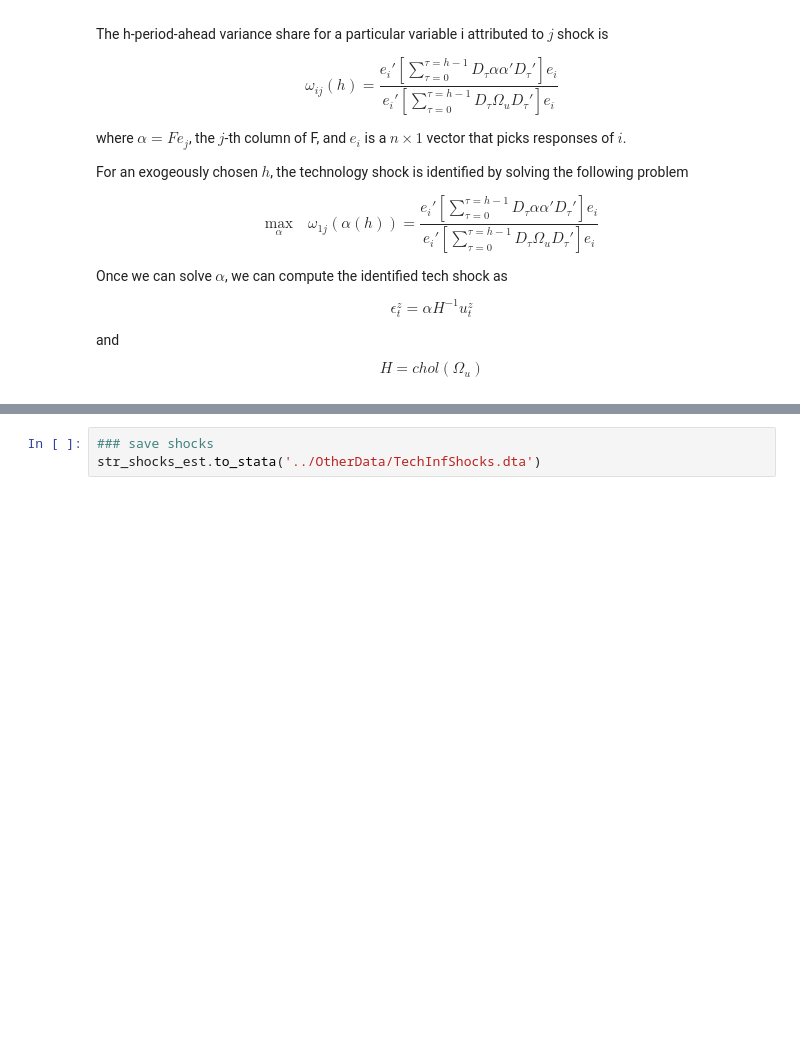
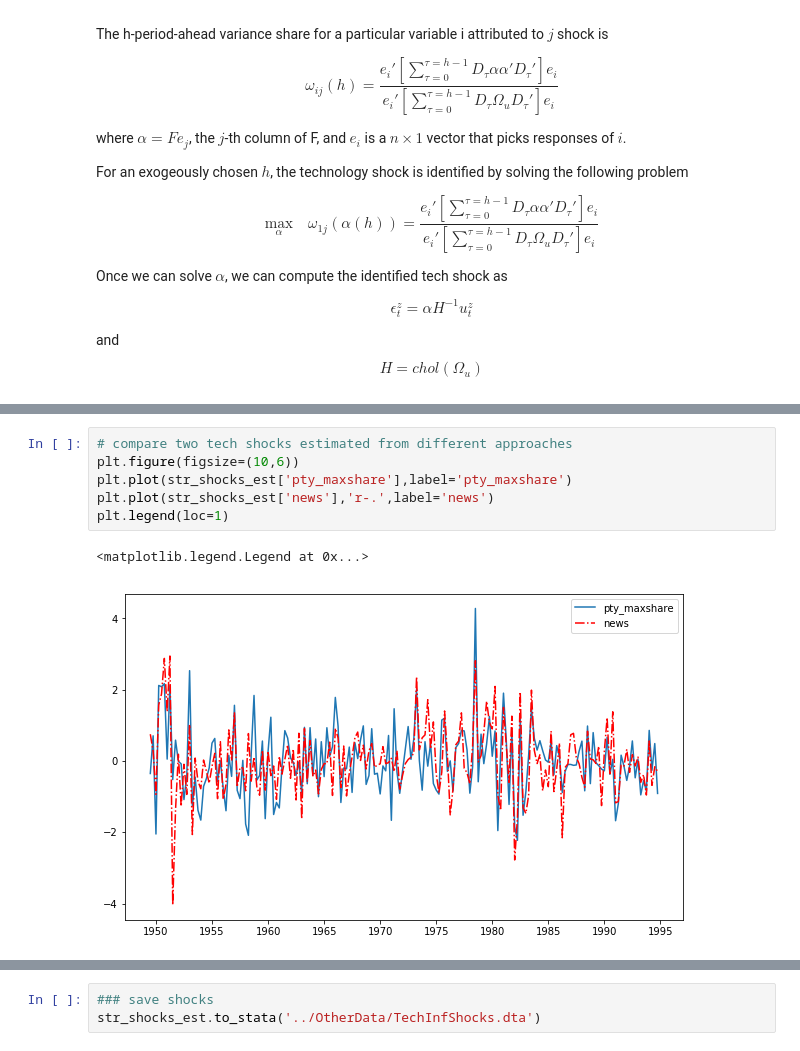
Before and after one commit to TaoWangEcon/ExpProject, a Jupyter notebook: workingfolder/python/InfShocks.ipynb, the cells around one changed output, grey strips where cells are left out. Cells and saved outputs as stored; diff of their text form; blank space fills up the shorter version.

```diff
--- a/workingfolder/python/InfShocks.ipynb
+++ b/workingfolder/python/InfShocks.ipynb
@@ -577,0 +581,9 @@ AttributeError: 'dict' object has no attribute 'append'
+# %%
+# compare two tech shocks estimated from different approaches
+plt.figure(figsize=(10,6))
+plt.plot(str_shocks_est['pty_maxshare'],label='pty_maxshare')
+plt.plot(str_shocks_est['news'],'r-.',label='news')
+plt.legend(loc=1)
+# %% [output]
+<matplotlib.legend.Legend at 0x...>
+[figure, added]
```
Also changed, not shown: parts of 10 cells of this notebook, 2 other files.
